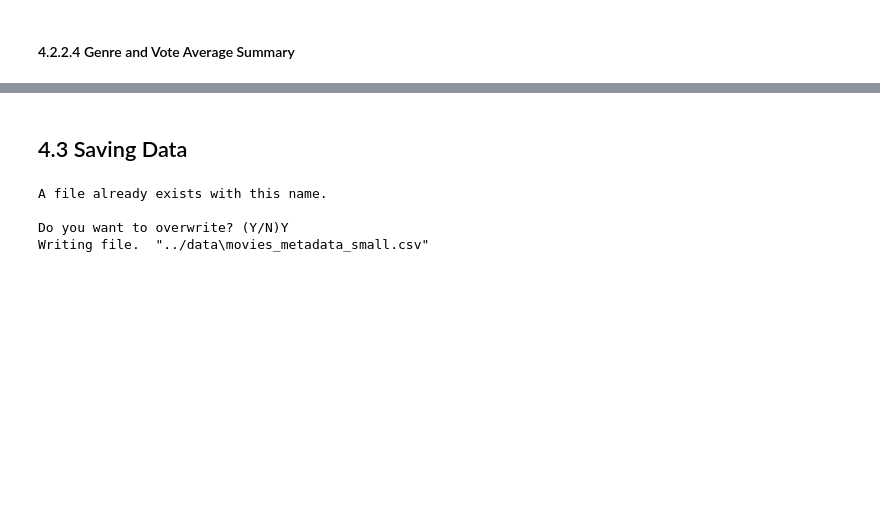
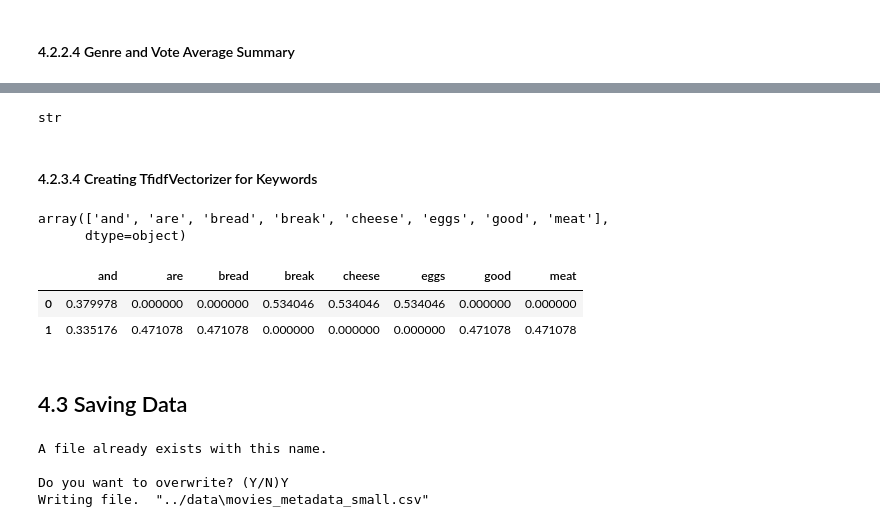
Before and after one commit to trauzi12/movie_recommendation_system, a Jupyter notebook: notebooks/04_pre-processing_training.ipynb, the cells around one changed output, grey strips where cells are left out. Saved outputs shown, nothing was run; the diff lists cells and outputs as text; code cells hidden in the pictures; blank space fills up the shorter version.

```diff
--- a/notebooks/04_pre-processing_training.ipynb
+++ b/notebooks/04_pre-processing_training.ipynb
@@ -328,11 +552,40 @@ The Genre and vote count recommendation did better because it recommended Toy St
+# %%
+# drop [] and commas
+# movies_metadata_genre_keyword['keywords']=movies_metadata_genre_keyword['keywords'].str.strip('[')
+# movies_metadata_genre_keyword['keywords']=movies_metadata_genre_keyword['keywords'].str.strip(']')
+
+type(movies_metadata_genre_keyword['keywords'][0])
+# %% [output]
+str
+# %% [markdown]
+#### 4.2.3.4 Creating TfidfVectorizer for Keywords
+# %%
+tfidfvec=TfidfVectorizer(analyzer='word')
+
+# tfidfvec_data=tfidfvec.fit_transform(movies_metadata_genre_keyword['keywords'])
+
+tfidfvec_data=tfidfvec.fit_transform(['eggs, cheese, and break', 'bread and meat are good'])
+
+tfidfvec.get_feature_names_out()
+# %% [output]
+array(['and', 'are', 'bread', 'break', 'cheese', 'eggs', 'good', 'meat'],
+      dtype=object)
+# %%
+tfidfvec_data_df=pd.DataFrame(tfidfvec_data.toarray(), columns=tfidfvec.get_feature_names_out())
+
+# tfidfvec_data_df.index=movies_metadata_genre_keyword.index
+
+tfidfvec_data_df.head()
+# %% [output]
+|  | and | are | bread | break | cheese | eggs | good | meat |
+| 0 | 0.379978 | 0.000000 | 0.000000 | 0.534046 | 0.534046 | 0.534046 | 0.000000 | 0.000000 |
+| 1 | 0.335176 | 0.471078 | 0.471078 | 0.000000 | 0.000000 | 0.000000 | 0.471078 | 0.471078 |
 # %% [markdown]
 ## 4.3 Saving Data
-# %%
-datapath = '../data'
-
-save_file(movies_metadata_small, 'movies_metadata_small.csv', datapath)
-# %% [output]
-A file already exists with this name.
-
-Do you want to overwrite? (Y/N)Y
-Writing file.  "../data\movies_metadata_small.csv"
+# %%
+movies_metadata_small.to_csv('/content/drive/MyDrive/machine_learning_projects/movie_recommendation_system/data/movies_metadata_small.csv')
+# %% [output]
+A file already exists with this name.
+
+Do you want to overwrite? (Y/N)Y
+Writing file.  "../data\movies_metadata_small.csv"
```
Also changed, not shown: parts of 54 cells of this notebook.
